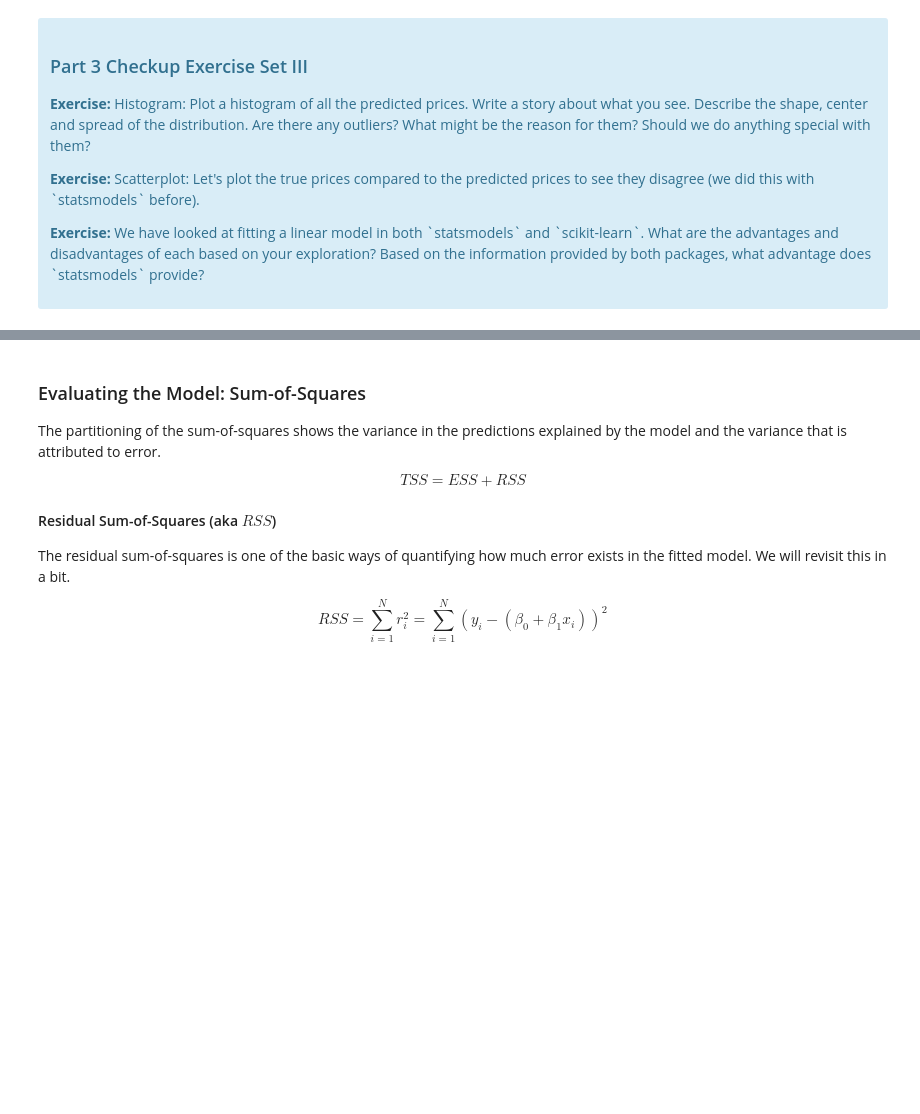
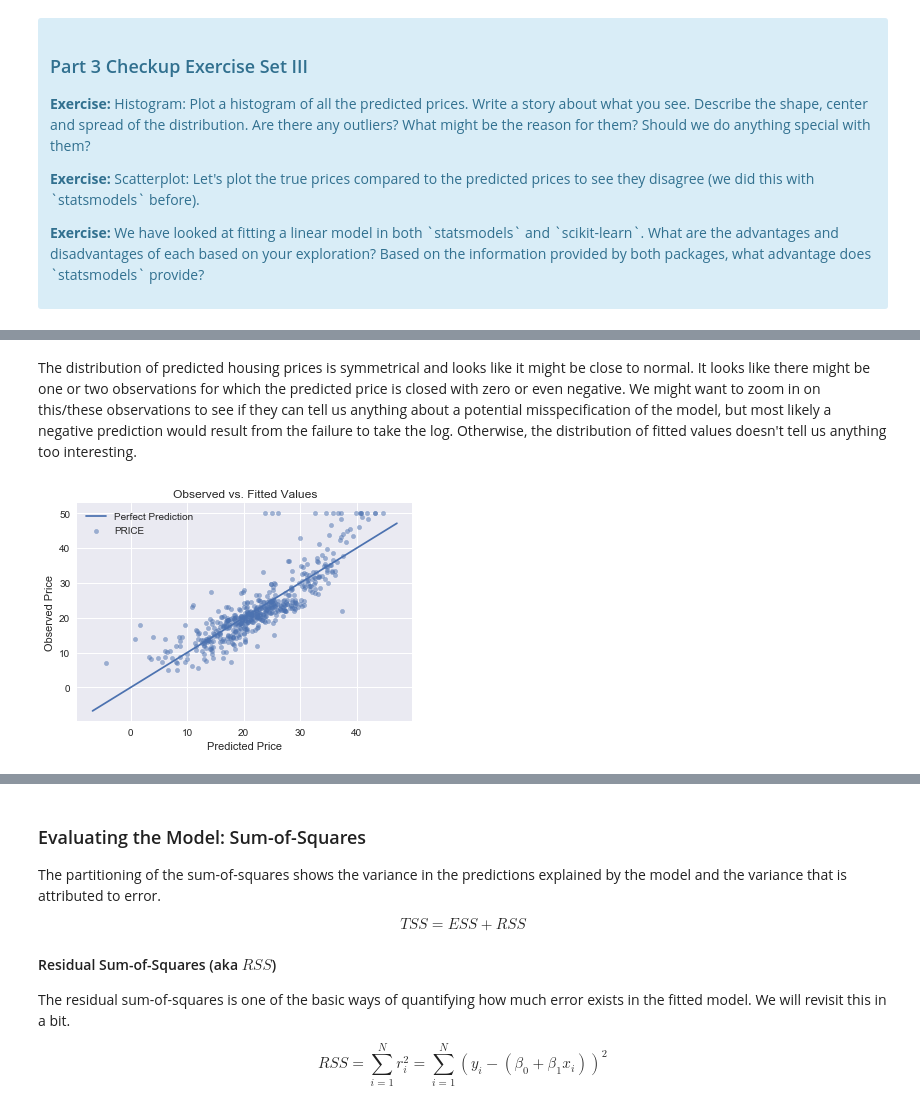
Before and after one commit to tloeber/Springboard, a Jupyter notebook: mini-project_regression/Mini_Project_Linear_Regression.ipynb, the cells around one changed output, grey strips where cells are left out. Cells and saved outputs as stored; diff of their text form; code cells hidden in the pictures; blank space fills up the shorter version.

```diff
--- a/mini-project_regression/Mini_Project_Linear_Regression.ipynb
+++ b/mini-project_regression/Mini_Project_Linear_Regression.ipynb
@@ -484,0 +539,16 @@ array([30.00821269, 25.0298606 , 30.5702317 , 28.60814055, 27.94288232])
+# %% [markdown]
+The distribution of predicted housing prices is symmetrical and looks like it might be close to normal. It looks like there might be one or two observations for which the predicted price is closed with zero or even negative.  We might want to zoom in on this/these observations to see if they can tell us anything about a potential misspecification of the model, but most likely a negative prediction would result from the failure to take the log. Otherwise, the distribution of fitted values doesn't tell us anything too interesting.
+# %%
+# your turn
+fig, ax = plt.subplots()
+ax.scatter(lm.predict(X), bos.PRICE, s=20, alpha=.5)
+plt.ylabel('Observed Price')
+plt.xlabel('Predicted Price')
+plt.title('Observed vs. Fitted Values')
+# Add 45° line
+x = np.linspace(*ax.get_xlim())
+ax.plot(x, x, label='Perfect Prediction')
+plt.legend()
+plt.show()
+# %% [output]
+[figure, added]
```
Also changed, not shown: parts of 16 cells of this notebook.
